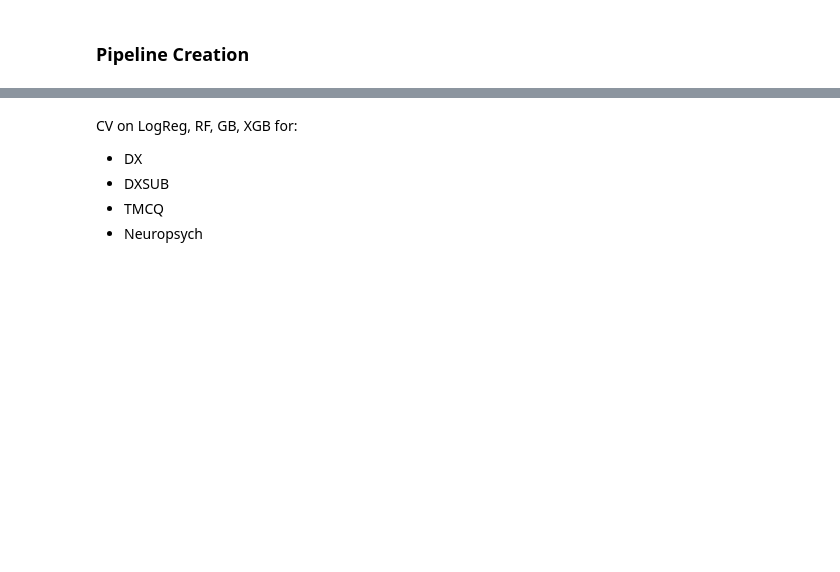
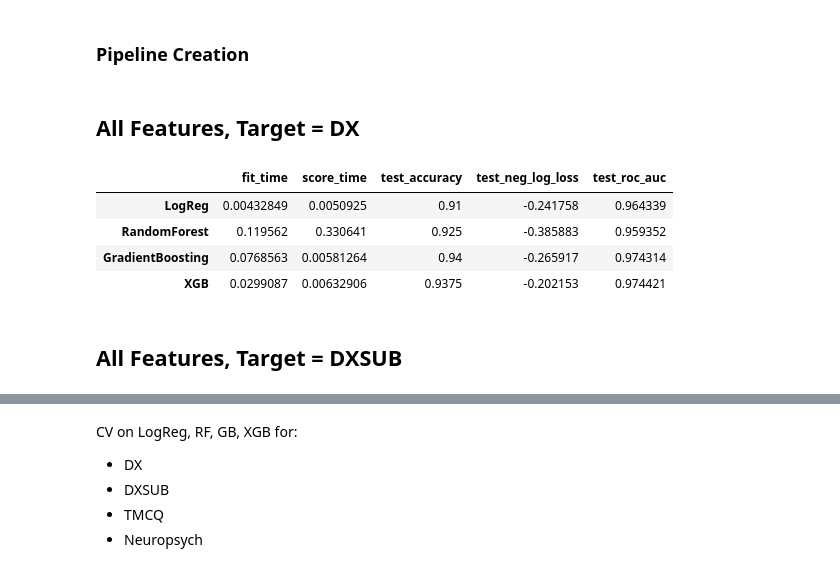
Before and after one commit to cjsmith015/Machine_Learning_and_ADHD, a Jupyter notebook: Predicting ADHD Models.ipynb, the cells around one changed output, grey strips where cells are left out. Saved outputs shown, nothing was run; the diff lists cells and outputs as text; code cells hidden in the pictures; blank space fills up the shorter version.

```diff
--- a/Predicting ADHD Models.ipynb
+++ b/Predicting ADHD Models.ipynb
@@ -14,6 +15,11 @@ from sklearn.pipeline import make_pipeline
 from fancyimpute import *
 # %%
 train_data = pd.read_csv('data/train_data.csv')
+# %%
+train_data_small = train_data.sample(n=400)
+X = train_data_small.drop(columns=['DX','DXSUB'])
+y = train_data_small['DX'].map({3:1, 1:0})
+y_sub = train_data_small['DXSUB']
 # %% [markdown]
 # Supervised Learning
 # %% [markdown]
@@ -31,15 +37,40 @@ Running cross-validation on four models: Logistic Regression, Random Forest, Gra
 # %% [markdown]
 ### Pipeline Creation
 # %%
-log_reg_clf = make_pipeline(ImputeTransform(strategy=MICE()),
+log_reg_clf = make_pipeline(ImputeTransform(strategy=SimpleFill()),
                         LogisticRegression(random_state=56))
 
-rf_clf = make_pipeline(ImputeTransform(strategy=MICE()),
+rf_clf = make_pipeline(ImputeTransform(strategy=SimpleFill()),
                        RandomForestClassifier(n_jobs=-1, random_state=56))
 
-gb_clf = make_pipeline(ImputeTransform(strategy=MICE()),
+gb_clf = make_pipeline(ImputeTransform(strategy=SimpleFill()),
                        GradientBoostingClassifier(random_state=56))
 
-xgb_clf = make_pipeline(ImputeTransform(strategy=MICE()),
+xgb_clf = make_pipeline(ImputeTransform(strategy=SimpleFill()),
                         XGBClassifier(max_depth=3, learning_rate=0.1,
                         random_state=56))
+# %%
+scoring_list = ['accuracy', 'roc_auc', 'neg_log_loss']
+
+classifier_list = [log_reg_clf, rf_clf, gb_clf, xgb_clf]
+classifier_name = ['LogReg', 'RandomForest', 'GradientBoosting', 'XGB']
+
+metrics_of_interest = ['fit_time', 'score_time', 'test_accuracy',
+                       'test_neg_log_loss', 'test_roc_auc']
+# %% [markdown]
+## All Features, Target = DX
+# %%
+metric_dx_df = model_metrics.get_metrics(X, y,
+                                classifier_list, classifier_name,
+                                scoring_list, metrics_of_interest,
+                                n_folds=2)
+# %%
+metric_dx_df
+# %% [output]
+|  | fit_time | score_time | test_accuracy | test_neg_log_loss | test_roc_auc |
+| LogReg | 0.00432849 | 0.0050925 | 0.91 | -0.241758 | 0.964339 |
+| RandomForest | 0.119562 | 0.330641 | 0.925 | -0.385883 | 0.959352 |
+| GradientBoosting | 0.0768563 | 0.00581264 | 0.94 | -0.265917 | 0.974314 |
+| XGB | 0.0299087 | 0.00632906 | 0.9375 | -0.202153 | 0.974421 |
+# %% [markdown]
+## All Features, Target = DXSUB
```
Also changed, not shown: parts of 7 cells of this notebook, 1 other file.
